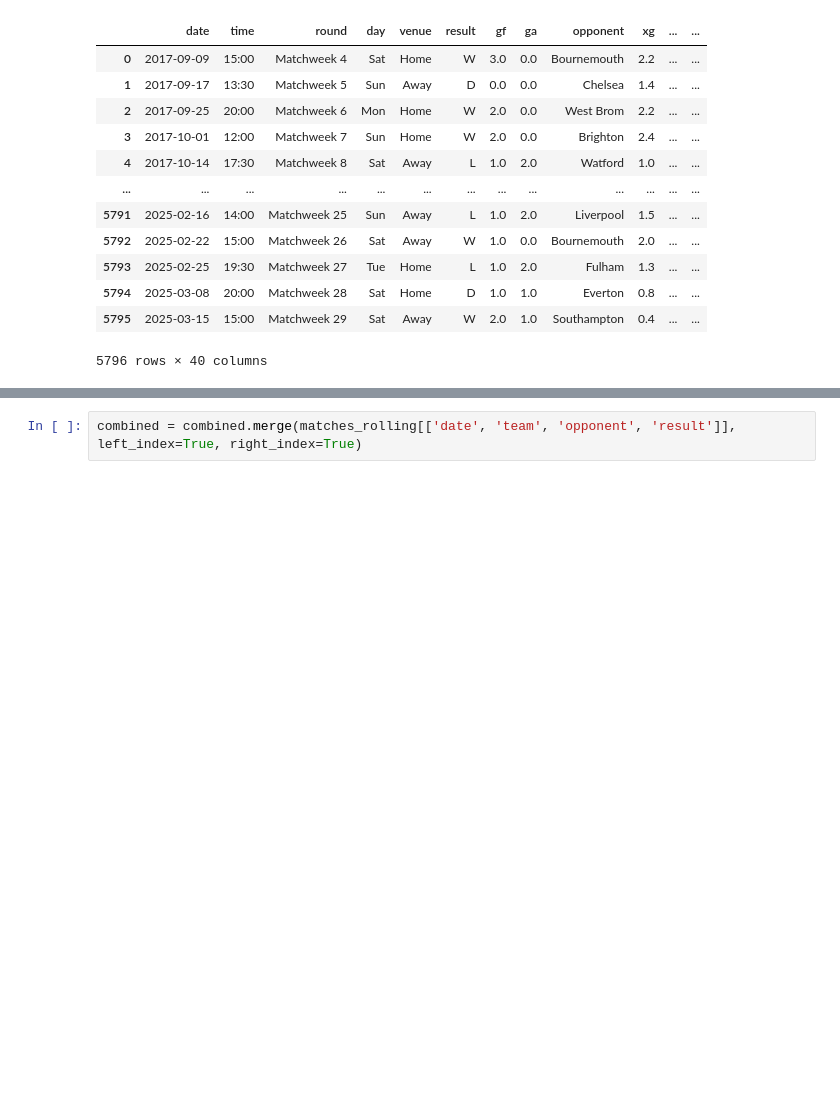
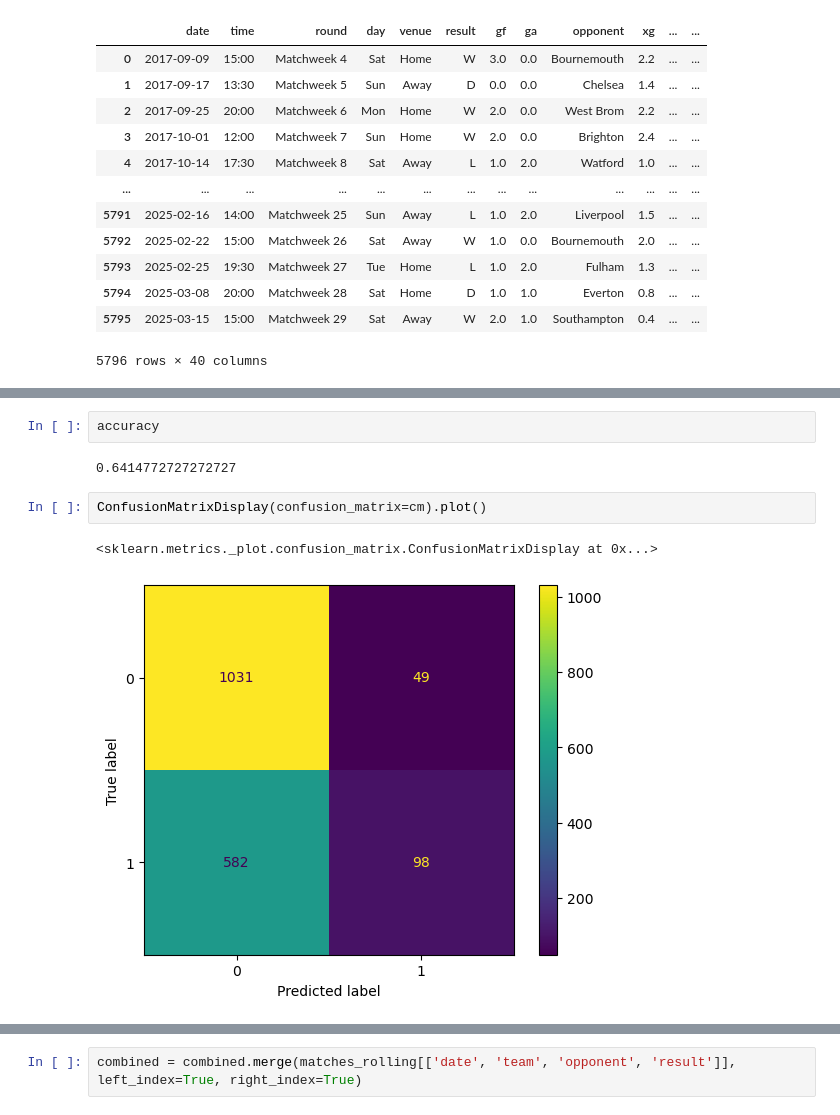
Before and after one commit to ryanfei05/football-ml-project, a Jupyter notebook: ml.ipynb, the cells around one changed output, grey strips where cells are left out. Cells and saved outputs as stored; diff of their text form; blank space fills up the shorter version.

```diff
--- a/ml.ipynb
+++ b/ml.ipynb
@@ -245,0 +265,9 @@ precision
+# %%
+accuracy
+# %% [output]
+0.6414772727272727
+# %%
+ConfusionMatrixDisplay(confusion_matrix=cm).plot()
+# %% [output]
+<sklearn.metrics._plot.confusion_matrix.ConfusionMatrixDisplay at 0x...>
+[figure, added]
```
Also changed, not shown: parts of 16 cells of this notebook, 1 other file.
